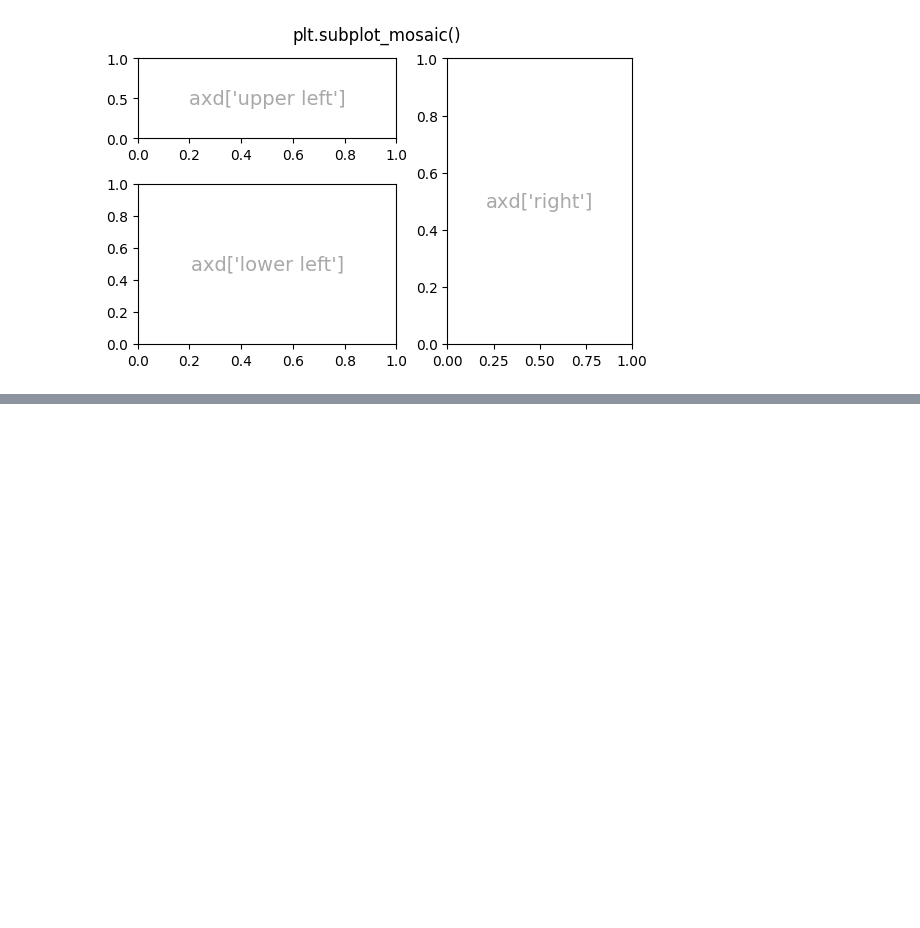
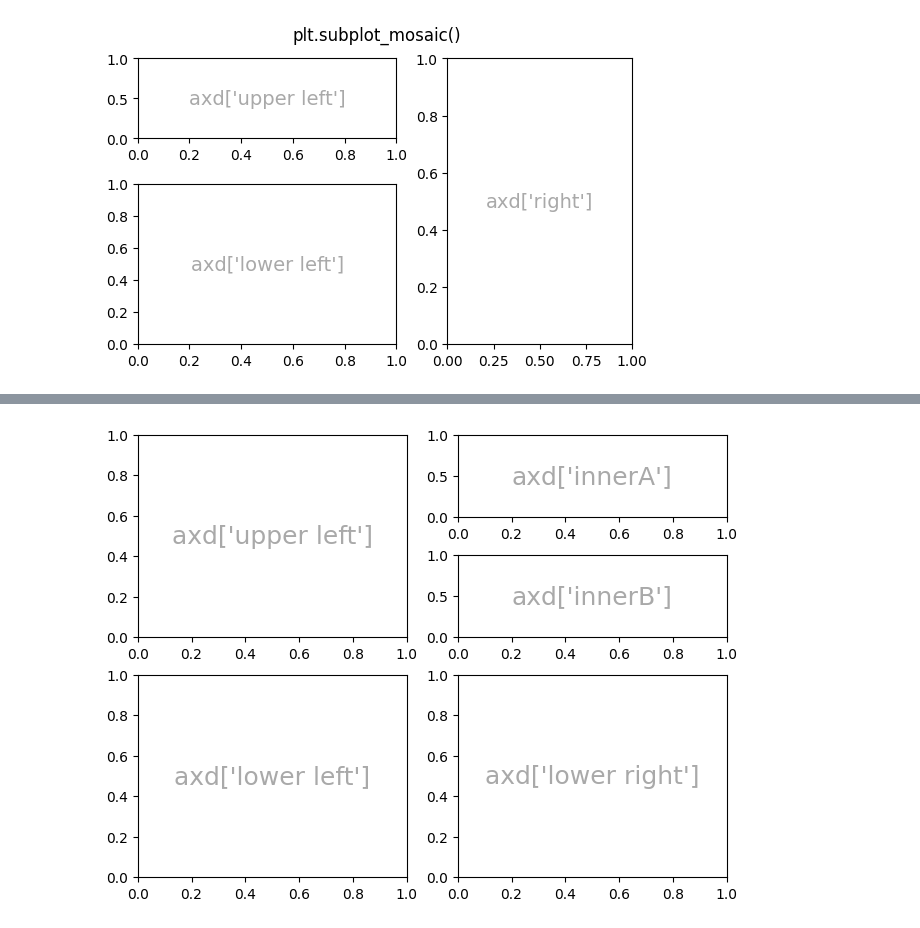
Before and after one commit to manasesmutembei11/ML, a Jupyter notebook: matplotlib_axes&subplots.ipynb, the cells around one changed output, grey strips where cells are left out. Drawn from its saved outputs; the diff is of its cells as text; code cells hidden in the pictures; blank space fills up the shorter version.

```diff
--- a/matplotlib_axes&subplots.ipynb
+++ b/matplotlib_axes&subplots.ipynb
@@ -162,0 +182,11 @@ Text(0.5, 0.98, 'plt.subplot_mosaic()')
+# %%
+inner = [['innerA'],
+         ['innerB']]
+outer = [['upper left',  inner],
+          ['lower left', 'lower right']]
+
+fig, axd = plt.subplot_mosaic(outer, layout="constrained")
+for k, ax in axd.items():
+    annotate_axes(ax, f'axd[{k!r}]')
+# %% [output]
+[figure, added]
```
Also changed, not shown: parts of 3 cells of this notebook.
